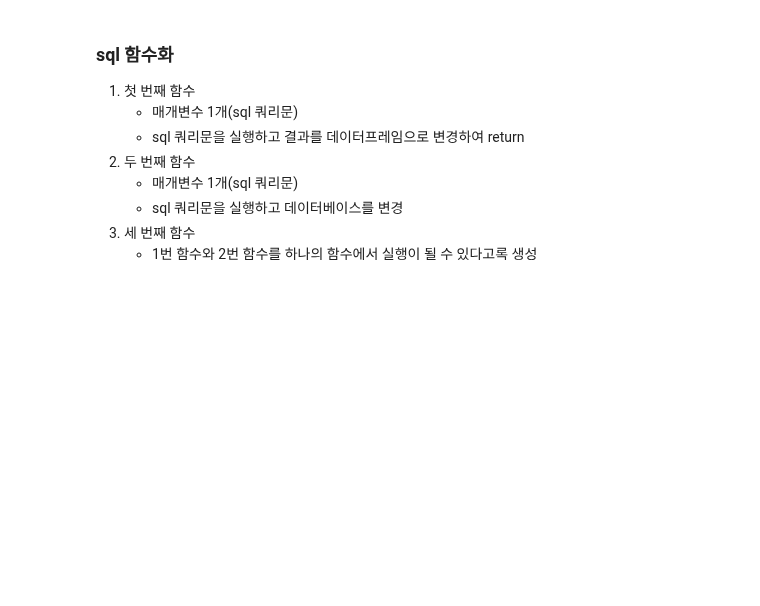
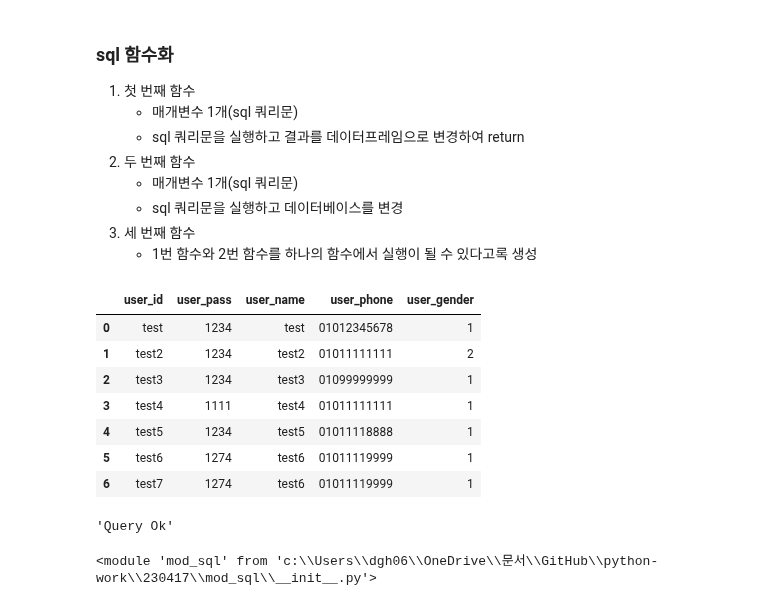
Before and after one commit to youngsang114/python-work, a Jupyter notebook: 230417/12_squl.ipynb, the cells around one changed output. Saved outputs shown, nothing was run; the diff lists cells and outputs as text; code cells hidden in the pictures; blank space fills up the shorter version.

```diff
--- a/230417/12_squl.ipynb
+++ b/230417/12_squl.ipynb
@@ -132,0 +119,63 @@ _second("""
+# %%
+_sql=("""
+    insert into
+    user_info
+    values
+    (%s,%s,%s,%s,%s)
+""")
+values=['test11','12234','test10','01077777777',1]
+
+_second(_sql,values)
+# %%
+def sql_query(sql,values=[]):
+
+    #if (sql.find("select") != -1) and (sql.find('select')<10):
+
+    if (sql.replace('\n','').strip().startswith('select')):
+        cursor.execute(sql,values)
+        result=cursor.fetchall()
+        result=pd.DataFrame(result)
+    else:
+        cursor.execute(sql,values)
+        _db.commit()
+        result ="Query Ok"
+
+    return result
+# %%
+sql='''
+    select
+    *
+    from
+    user_info
+'''
+sql_query(sql)
+# %% [output]
+|  | user_id | user_pass | user_name | user_phone | user_gender |
+| 0 | test | 1234 | test | 01012345678 | 1 |
+| 1 | test2 | 1234 | test2 | 01011111111 | 2 |
+| 2 | test3 | 1234 | test3 | 01099999999 | 1 |
+| 3 | test4 | 1111 | test4 | 01011111111 | 1 |
+| 4 | test5 | 1234 | test5 | 01011118888 | 1 |
+| 5 | test6 | 1274 | test6 | 01011119999 | 1 |
+| 6 | test7 | 1274 | test6 | 01011119999 | 1 |
+# %%
+_sql=("""
+    delete
+    from
+    user_info
+    where
+    user_id =%s
+
+""")
+# where in (%s,%s,%s)
+values=['test11']
+
+sql_query(_sql,values)
+# %% [output]
+'Query Ok'
+# %%
+import mod_sql
+import imp
+imp.reload(mod_sql)
+# %% [output]
+<module 'mod_sql' from 'c:\\Users\\dgh06\\OneDrive\\문서\\GitHub\\python-work\\230417\\mod_sql\\__init__.py'>
```
Also changed, not shown: parts of 19 cells of this notebook, 1 other file.
